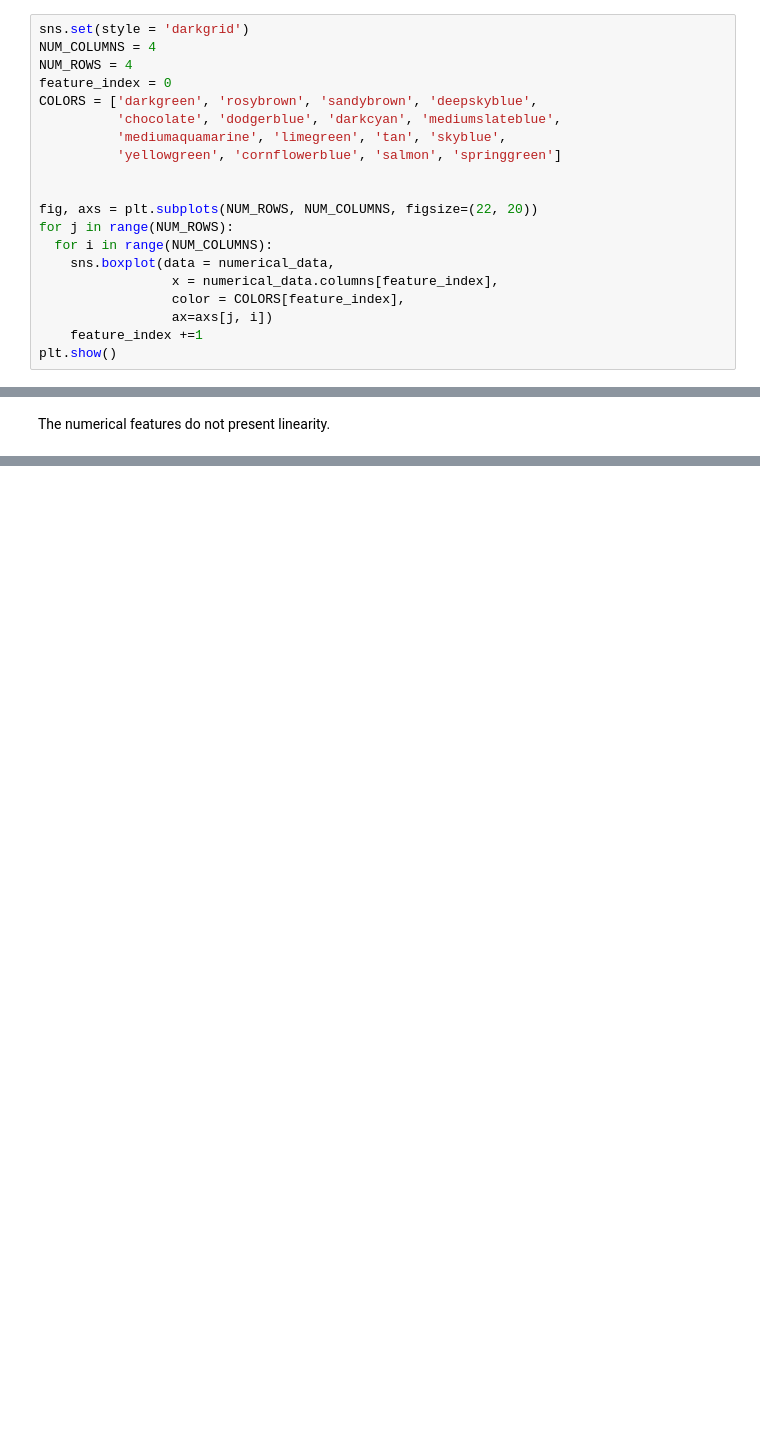
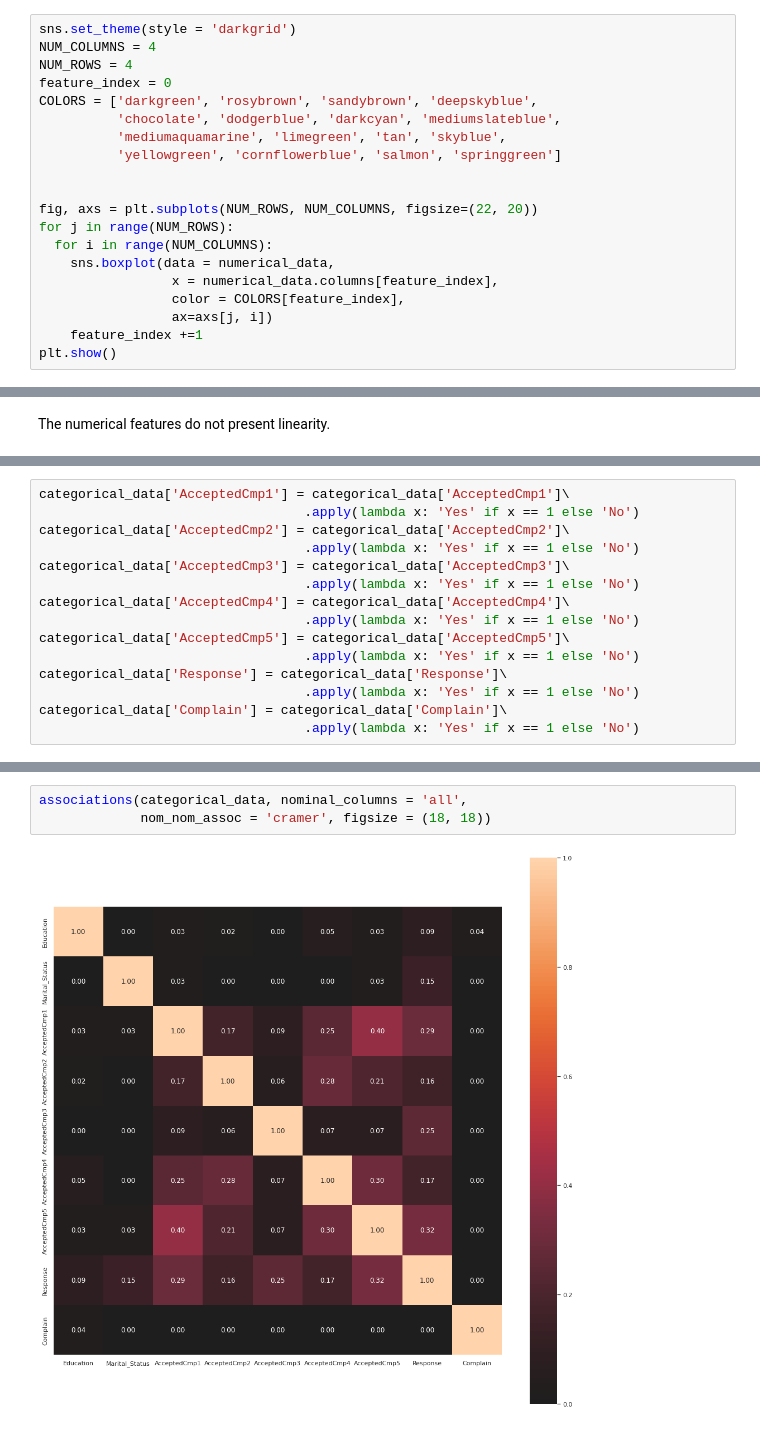
Before and after one commit to AFBA1993/Projects, a Jupyter notebook: Insights/IfoodCase.ipynb, the cells around one changed output, grey strips where cells are left out. Saved outputs shown, nothing was run; the diff lists cells and outputs as text; blank space fills up the shorter version.

```diff
--- a/Insights/IfoodCase.ipynb
+++ b/Insights/IfoodCase.ipynb
@@ -241,7 +243,7 @@ plt.show()
 # %% [output]
 [figure]
 # %%
-sns.set(style = 'darkgrid')
+sns.set_theme(style = 'darkgrid')
 NUM_COLUMNS = 4
 NUM_ROWS = 4
 feature_index = 0
@@ -281,0 +298,15 @@ The numerical features do not present linearity.
+# %%
+categorical_data['AcceptedCmp1'] = categorical_data['AcceptedCmp1']\
+                                  .apply(lambda x: 'Yes' if x == 1 else 'No')
+categorical_data['AcceptedCmp2'] = categorical_data['AcceptedCmp2']\
+                                  .apply(lambda x: 'Yes' if x == 1 else 'No')
+categorical_data['AcceptedCmp3'] = categorical_data['AcceptedCmp3']\
+                                  .apply(lambda x: 'Yes' if x == 1 else 'No')
+categorical_data['AcceptedCmp4'] = categorical_data['AcceptedCmp4']\
+                                  .apply(lambda x: 'Yes' if x == 1 else 'No')
+categorical_data['AcceptedCmp5'] = categorical_data['AcceptedCmp5']\
+                                  .apply(lambda x: 'Yes' if x == 1 else 'No')
+categorical_data['Response'] = categorical_data['Response']\
+                                  .apply(lambda x: 'Yes' if x == 1 else 'No')
+categorical_data['Complain'] = categorical_data['Complain']\
+                                  .apply(lambda x: 'Yes' if x == 1 else 'No')
@@ -281,0 +322,5 @@ The numerical features do not present linearity.
+# %%
+associations(categorical_data, nominal_columns = 'all',
+             nom_nom_assoc = 'cramer', figsize = (18, 18))
+# %% [output]
+[figure, added]
```
Also changed, not shown: parts of 30 cells of this notebook.
